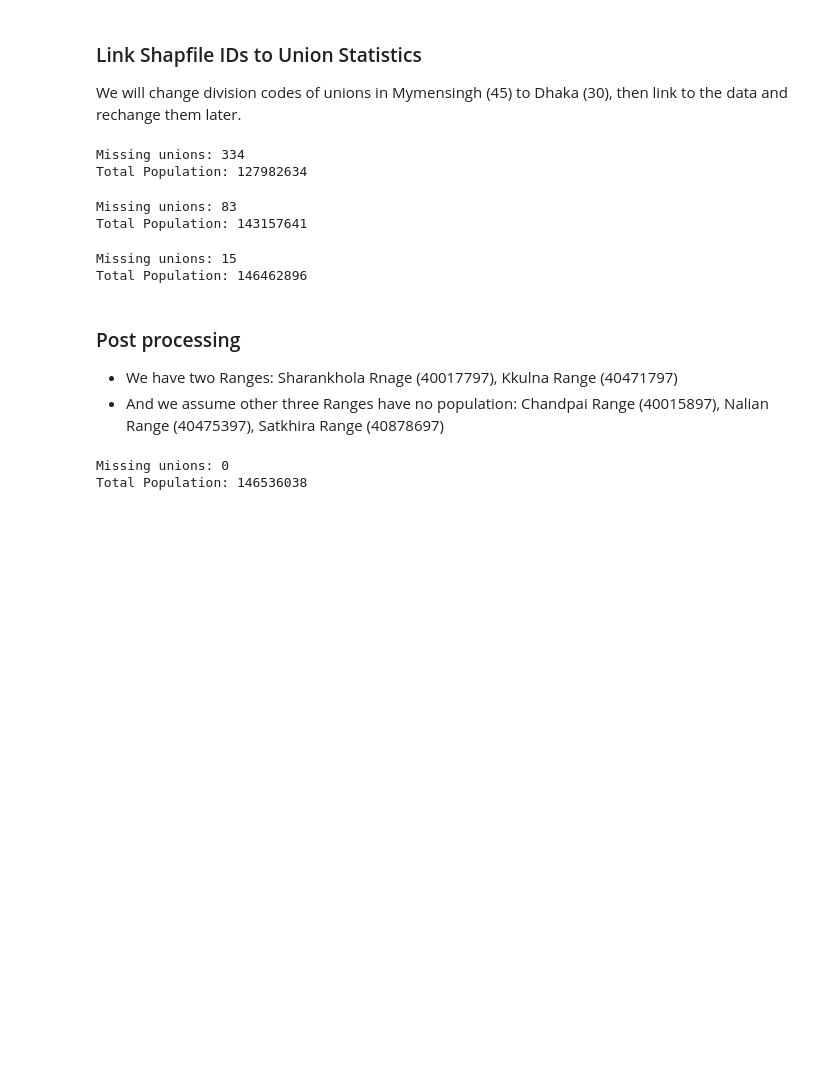
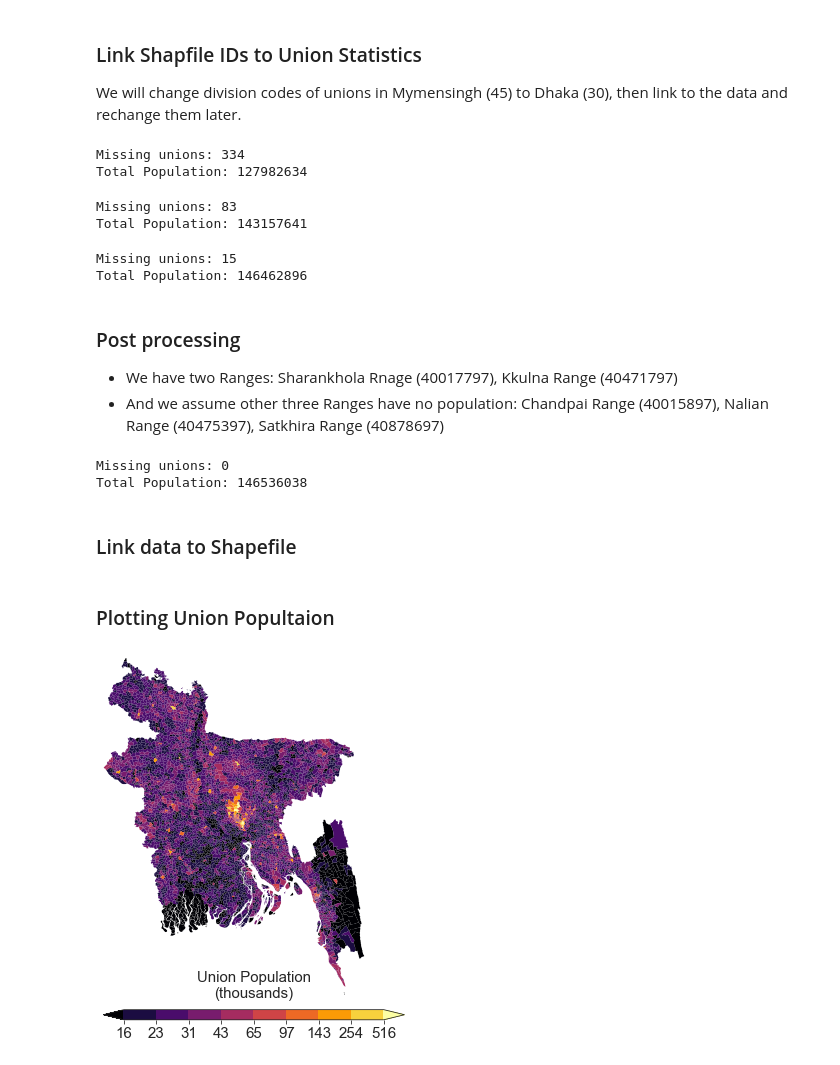
Before and after one commit to gnodnooh/VulnRiskImpact-BGD, a Jupyter notebook: LoadUnionPopulation.ipynb, the cells around one changed output. Cells and saved outputs as stored; diff of their text form; code cells hidden in the pictures; blank space fills up the shorter version.

Commit message:
union population is updated

```diff
--- a/LoadUnionPopulation.ipynb
+++ b/LoadUnionPopulation.ipynb
@@ -398,6 +398,10 @@ data = AreaRatio(data.copy(), 30728399,30728394)
 data = AreaRatio(data.copy(), 20193329,20193328) # [Belghar Uttar, Belghar]
 data = AreaRatio(data.copy(), 20193313,20193312) # [Baghmara Uttar, Baghmara]
 
+# Change NaN to Zero
+data[data.isna()] = 0
+# Change Dtype
+data[data.columns[3:]] = data[data.columns[3:]].astype(int)
 # Save
 data.to_excel('./data/union/union_merged.xlsx')
 print("Missing unions: %d" % data['Name2'].isna().sum())
@@ -405,3 +409,5 @@ print('Total Population: %d' % data['Total'].sum())
 # %% [output]
 Missing unions: 0
 Total Population: 146536038
+# %% [markdown]
+### Link data to Shapefile
@@ -407,0 +423,55 @@ Total Population: 146536038
+# %%
+# Merge
+df = shape.merge(data[['ADM4_PCODE','Total']], on='ADM4_PCODE')
+map_union = df.drop(['ADM3_EN','ADM3_PCODE','ADM2_EN','ADM2_PCODE','ADM1_EN','ADM1_PCODE'], axis=1)
+# df.to_file('./data/union/union_pop_removable.shp')
+# %% [markdown]
+### Plotting Union Popultaion
+# %%
+# Initialize mapping parameters
+import matplotlib as mpl
+import matplotlib.pyplot as plt
+import matplotlib.colors as colors
+import seaborn as sns
+from mpl_toolkits.axes_grid1.inset_locator import inset_axes
+from pyproj import Proj, transform    # In case of re-projection
+lims = [88.00, 92.7, 20.57, 26.64]    # [xmin, xmax, ymin, ymax]
+# %%
+# Mapping
+sns.set_style("white", {'axes.linewidth': 1, 'grid.color': 'black'})
+
+# Colormap
+bounds = [15817,23354,31330,43102,65000,97049,142764,253512,515952]
+boundaries = [0]+bounds+[655387]
+cmap, norm, vmin, vmax, ticks, boundaries = fhv.cbarpam(bounds, 'inferno', labloc='on',
+                                                        boundaries=boundaries, extension='both')
+
+# Plotting
+figlabel = 'Union Population\n(thousands)'
+fig, ax = plt.subplots(nrows=1,ncols=1,figsize=(4,5), facecolor='w')
+ax.set_axis_off()
+ax.set_aspect('equal')
+ax.axis(lims)
+map_union.plot(ax=ax, column='Total',
+        cmap=cmap, norm=norm, vmin=vmin, vmax=vmax, linewidth=0)
+plt.tight_layout()
+# Colorbar
+cax = inset_axes(ax, width="46%", height="3%",
+                 loc='lower left',
+                 bbox_to_anchor=(0, -0.07, 2.5, 1),
+                 bbox_transform=ax.transAxes,borderpad=0)
+cbar = mpl.colorbar.ColorbarBase(cax, cmap=cmap, norm=norm,
+                                 boundaries=boundaries,
+                                 extend='both',
+                                 extendfrac=0.08,
+                                 ticks = ticks,
+                                 spacing='uniform',
+                                 orientation='horizontal')
+cbar.ax.set_xticklabels(['%d'% np.round(lb/1000) for lb in np.array(bounds)],
+                        fontname='arial', fontsize=15, rotation=0)
+cbar.set_label(figlabel, labelpad=-70,
+               fontname='arial', fontsize=15,
+               horizontalalignment='center')
+plt.show()
+# %% [output]
+[figure, added]
```
Also changed, not shown: parts of 3 cells of this notebook.
